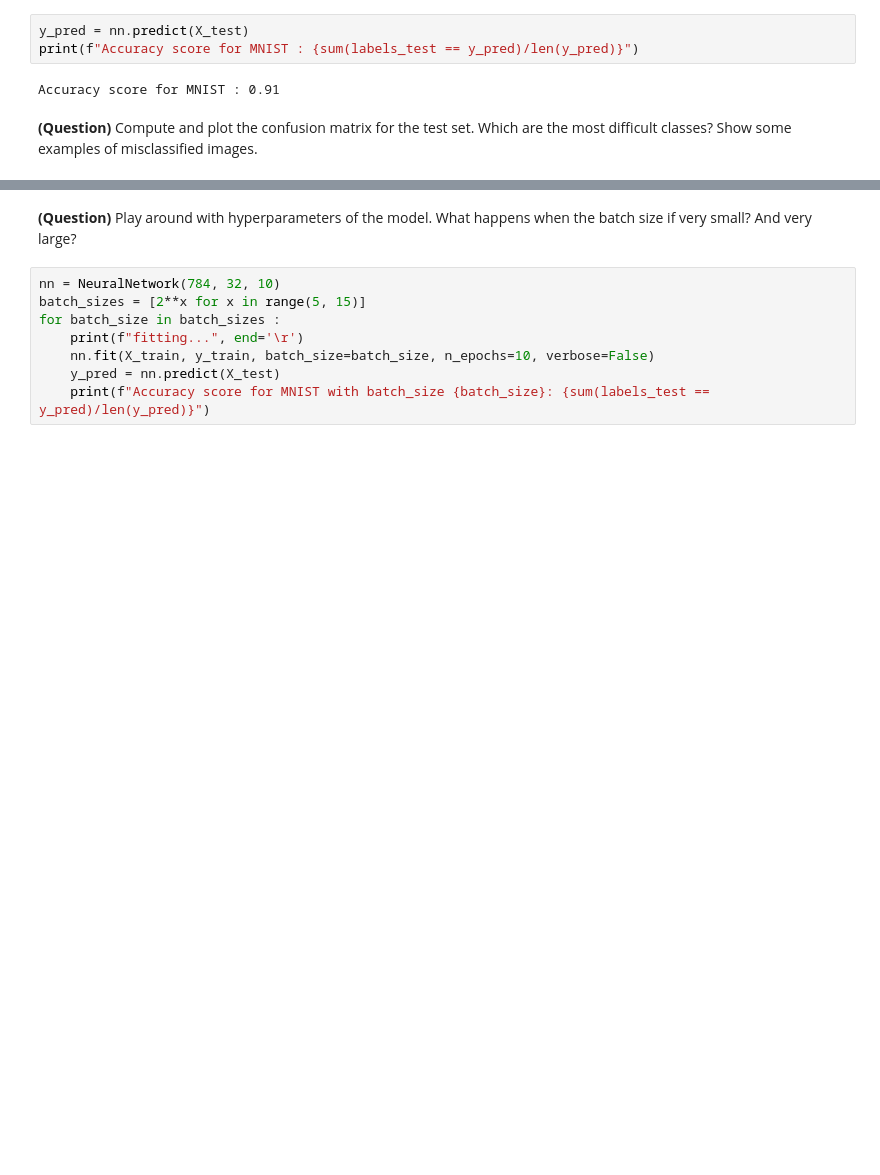
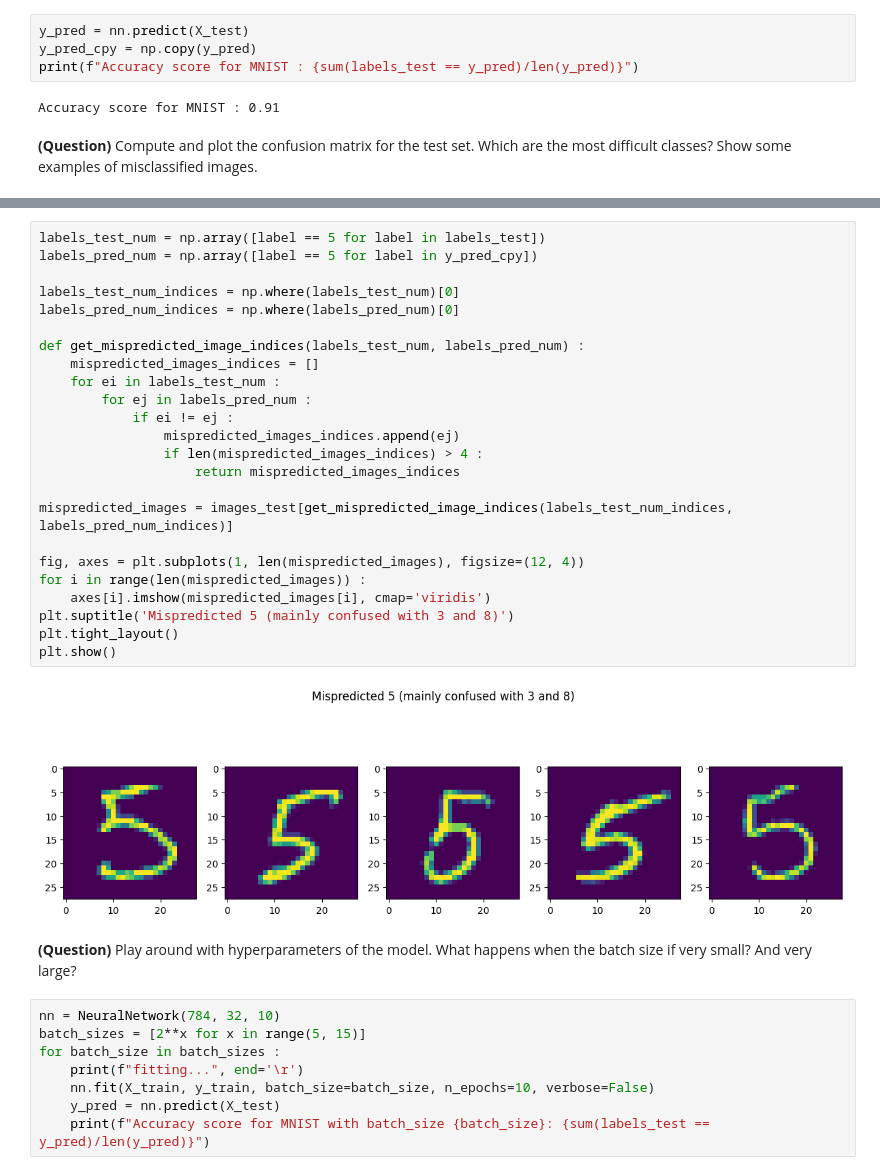
Before and after one commit to Amine-Wardi/deep_learning_course_2023, a Jupyter notebook: dl-tp1.ipynb, the cells around one changed output, grey strips where cells are left out. Cells and saved outputs as stored; diff of their text form; blank space fills up the shorter version.

```diff
--- a/dl-tp1.ipynb
+++ b/dl-tp1.ipynb
@@ -287,6 +312,7 @@ Average epoch loss 10/10 : 76.29700389826667
 **(Question)** Compute the classification accuracy on the train and test sets. To do that, you can use the predict function and compare them with the original labels (*i.e.* without one-hot encoding).
 # %%
 y_pred = nn.predict(X_test)
+y_pred_cpy = np.copy(y_pred)
 print(f"Accuracy score for MNIST : {sum(labels_test == y_pred)/len(y_pred)}")
 # %% [output]
 Accuracy score for MNIST : 0.91
@@ -321,3 +345,29 @@ plt.show()
+# %%
+labels_test_num = np.array([label == 5 for label in labels_test])
+labels_pred_num = np.array([label == 5 for label in y_pred_cpy])
+
+labels_test_num_indices = np.where(labels_test_num)[0]
+labels_pred_num_indices = np.where(labels_pred_num)[0]
+
+def get_mispredicted_image_indices(labels_test_num, labels_pred_num) :
+    mispredicted_images_indices = []
+    for ei in labels_test_num :
+        for ej in labels_pred_num :
+            if ei != ej :
+                mispredicted_images_indices.append(ej)
+                if len(mispredicted_images_indices) > 4 :
+                    return mispredicted_images_indices
+
+mispredicted_images = images_test[get_mispredicted_image_indices(labels_test_num_indices, labels_pred_num_indices)]
+
+fig, axes = plt.subplots(1, len(mispredicted_images), figsize=(12, 4))
+for i in range(len(mispredicted_images)) :
+    axes[i].imshow(mispredicted_images[i], cmap='viridis')
+plt.suptitle('Mispredicted 5 (mainly confused with 3 and 8)')
+plt.tight_layout()
+plt.show()
+# %% [output]
+[figure, added]
 # %% [markdown]
 **(Question)** Play around with hyperparameters of the model. What happens when the batch size if very small? And very large?
 # %%
```
Also changed, not shown: parts of 12 cells of this notebook.
